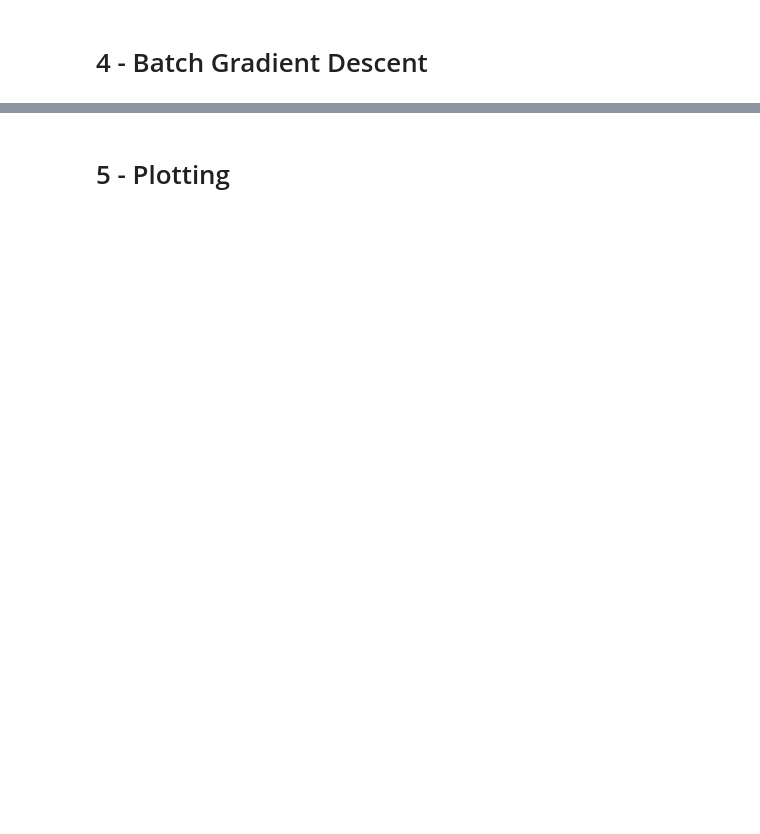
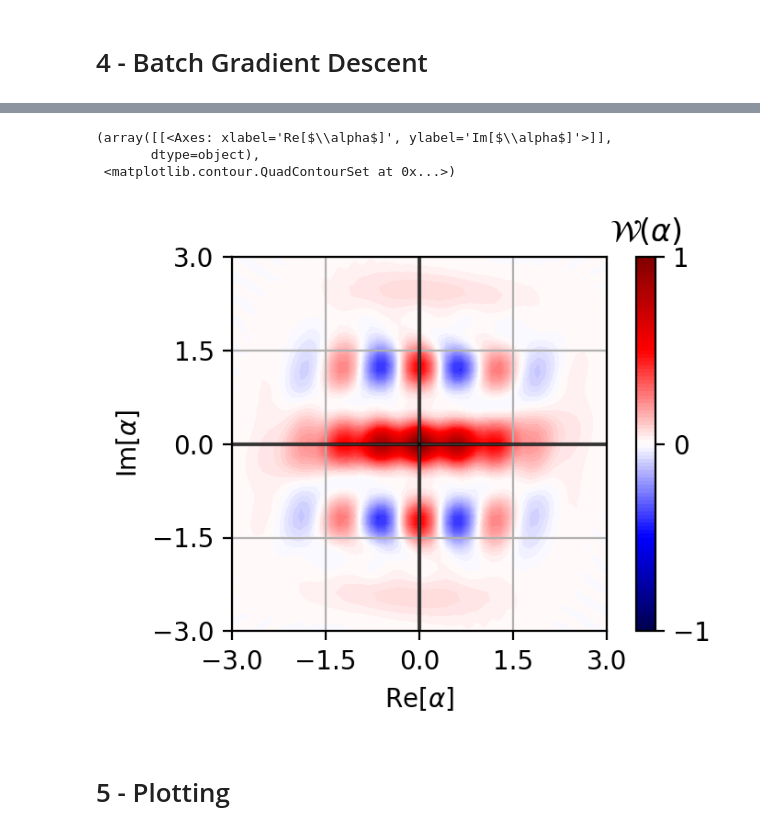
Before and after one commit to EQuS/jaxquantum, a Jupyter notebook: experiments/circuit/state-prep/2-gkp-state.ipynb, the cells around one changed output, grey strips where cells are left out. Cells and saved outputs as stored; diff of their text form; code cells hidden in the pictures; blank space fills up the shorter version.

```diff
--- a/experiments/circuit/state-prep/2-gkp-state.ipynb
+++ b/experiments/circuit/state-prep/2-gkp-state.ipynb
@@ -147,2 +197,11 @@ jqt.plot_wigner(prepared_state, pts)
+# %%
+pts = jnp.linspace(-3, 3, 50)
+prepared_state = run_circuit(params_history[best_fid_epoch_indx, best_fid_batch_indx], settings["N"])
+jqt.plot_wigner(prepared_state, pts)
+# %% [output]
+(array([[<Axes: xlabel='Re[$\\alpha$]', ylabel='Im[$\\alpha$]'>]],
+       dtype=object),
+ <matplotlib.contour.QuadContourSet at 0x...>)
+[figure, added]
 # %% [markdown]
 # 5 - Plotting
```
Also changed, not shown: parts of 10 cells of this notebook, 3 other files.
